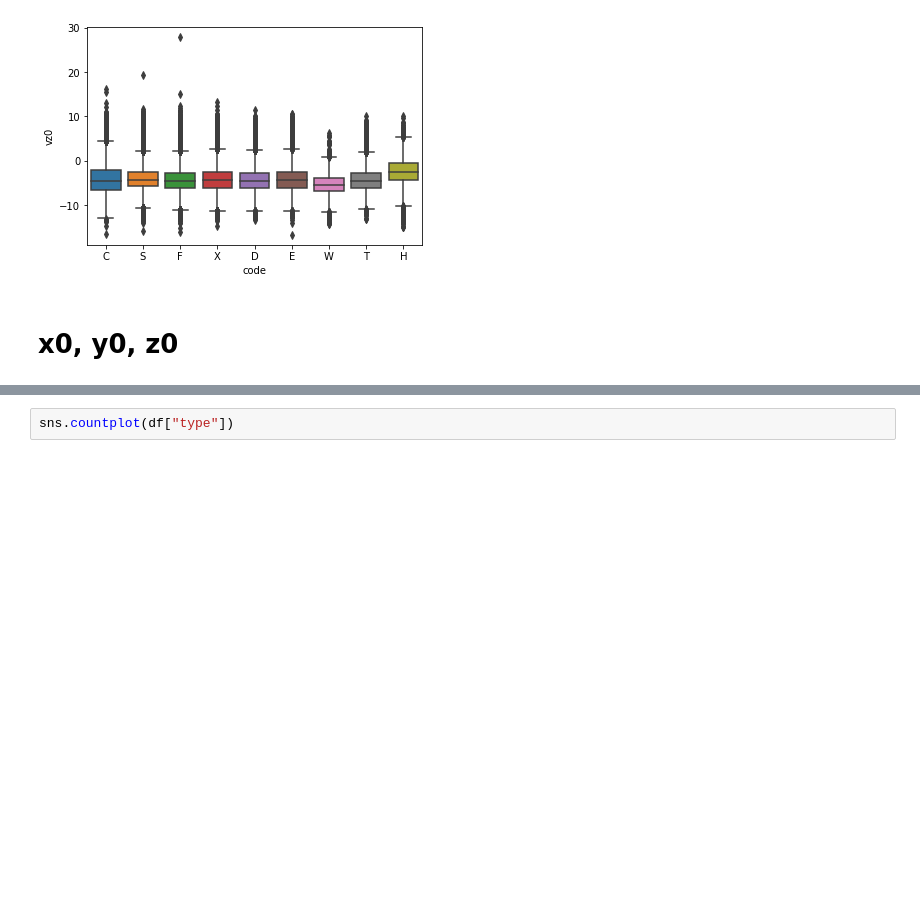
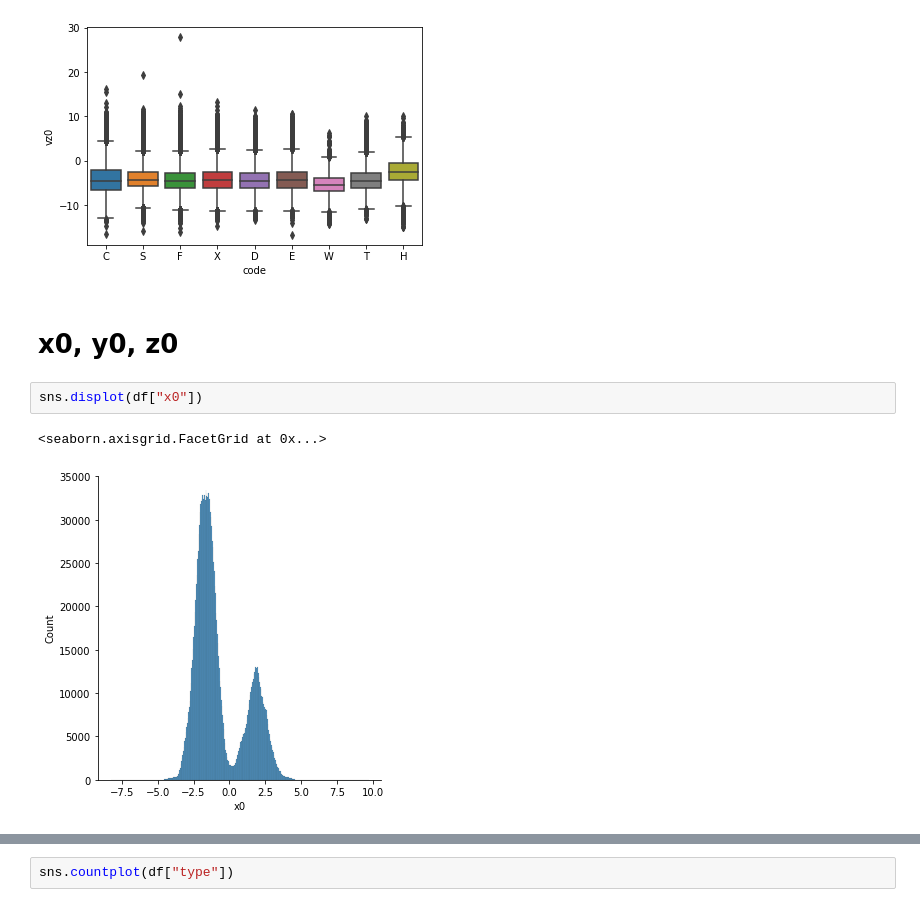
Before and after one commit to anaconda121/Whiff-Rate, a Jupyter notebook: griffin-design-project.ipynb, the cells around one changed output, grey strips where cells are left out. Drawn from its saved outputs; the diff is of its cells as text; blank space fills up the shorter version.

```diff
--- a/griffin-design-project.ipynb
+++ b/griffin-design-project.ipynb
@@ -77,3 +78,8 @@ sns.boxplot(x=df["code"], y = df["vz0"])
 [figure]
 # %% [markdown]
 # x0, y0, z0
+# %%
+sns.displot(df["x0"])
+# %% [output]
+<seaborn.axisgrid.FacetGrid at 0x...>
+[figure, added]
```
Also changed, not shown: parts of 12 cells of this notebook.
